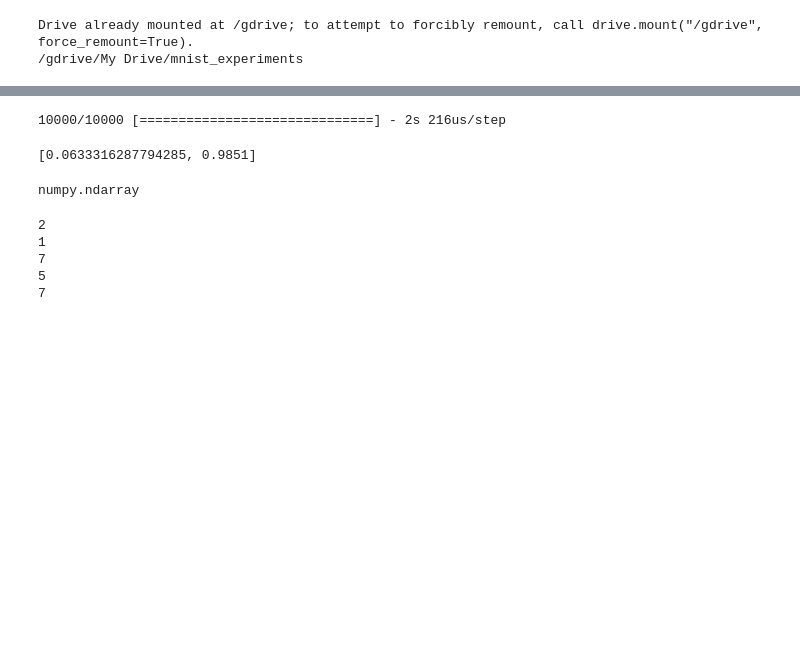
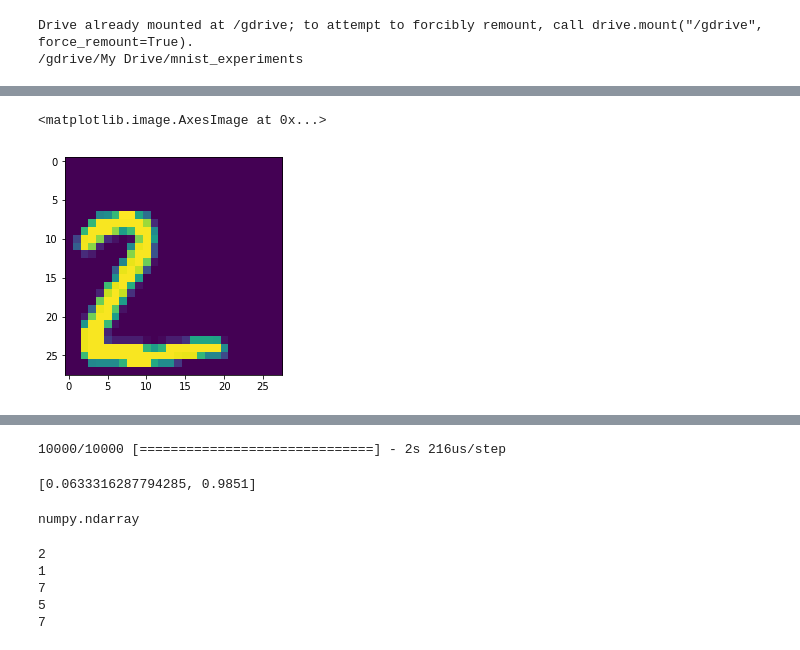
Before and after one commit to sirivellamadhu/mnist_experiments, a Jupyter notebook: modify_pixel_values_and_test.ipynb, the cells around one changed output, grey strips where cells are left out. Cells and saved outputs as stored; diff of their text form; code cells hidden in the pictures; blank space fills up the shorter version.

```diff
--- a/modify_pixel_values_and_test.ipynb
+++ b/modify_pixel_values_and_test.ipynb
@@ -169,0 +182,5 @@ x_two = np.array([ [ [  0,   0,   0,   0,   0,   0,   0,   0,   0,   0,   0,   0
+# %%
+plt.imshow(x_two[2])
+# %% [output]
+<matplotlib.image.AxesImage at 0x...>
+[figure, added]
```
Also changed, not shown: parts of 6 cells of this notebook.
